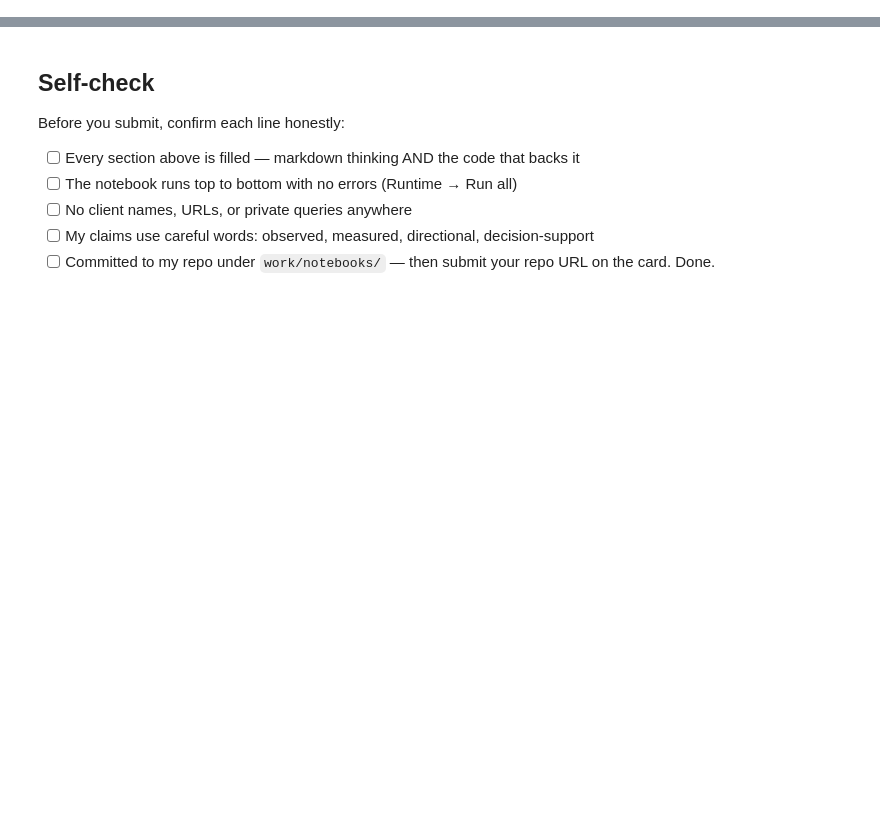
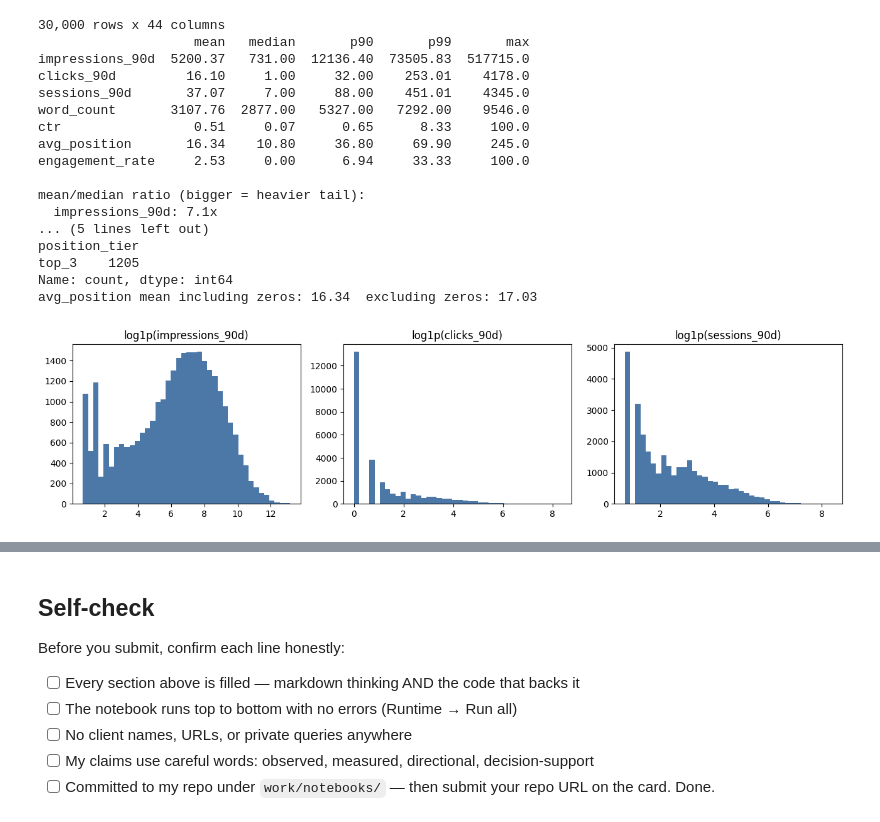
Before and after one commit to DEEPIKA-Inag/Flyrank-internship, a Jupyter notebook: work/notebooks/w04_signal_audit.ipynb, the cells around one changed output, grey strips where cells are left out. Drawn from its saved outputs; the diff is of its cells as text; code cells hidden in the pictures; blank space fills up the shorter version.

```diff
--- a/work/notebooks/w04_signal_audit.ipynb
+++ b/work/notebooks/w04_signal_audit.ipynb
@@ -36,0 +31,59 @@ This skeleton is yours to fill. Work the sections **in order** — each one has
+# %%
+# Section 1 -- distributions of the key fields
+import os
+import pandas as pd, numpy as np
+
+RAW_LOCAL = "data/raw/content_refresh_anonymized.csv"
+RAW_URL = (
+"https://raw.githubusercontent.com/DEEPIKA-Inag/Flyrank-internship/"
+"main/data/raw/content_refresh_anonymized.csv"
+)
+df = pd.read_csv(RAW_LOCAL if os.path.exists(RAW_LOCAL) else RAW_URL)
+print(f"{df.shape[0]:,} rows x {df.shape[1]} columns")
+
+key_fields = ["impressions_90d", "clicks_90d", "sessions_90d", "word_count", "ctr", "avg_position", "engagement_rate"]
+summary = pd.DataFrame({
+"mean": df[key_fields].mean(),
+"median": df[key_fields].median(),
+"p90": df[key_fields].quantile(0.90),
+"p99": df[key_fields].quantile(0.99),
+"max": df[key_fields].max(),
+}).round(2)
+print(summary)
+
+print(f"\nmean/median ratio (bigger = heavier tail):")
+for c in ["impressions_90d", "clicks_90d", "sessions_90d"]:
+    print(f"  {c}: {df[c].mean() / df[c].median():.1f}x")
+
+
+print(f"\navg_position == 0 ('no position data') rows: {(df['avg_position'] == 0).sum()}")
+print("where the tiering rule sends them:")
+print(df.loc[df["avg_position"] == 0, "position_tier"].value_counts())
+print(f"avg_position mean including zeros: {df['avg_position'].mean():.2f}  excluding zeros: {df.loc[df['avg_position'] > 0, 'avg_position'].mean():.2f}")
+
+import matplotlib.pyplot as plt
+fig, axes = plt.subplots(1, 3, figsize=(13, 3.3))
+for ax, col in zip(axes, ["impressions_90d", "clicks_90d", "sessions_90d"]):
+    ax.hist(np.log1p(df[col]), bins=40, color="#4C78A8")
+    ax.set_title(f"log1p({col})")
+plt.tight_layout()
+plt.show()
+# %% [output]
+30,000 rows x 44 columns
+                    mean   median       p90       p99       max
+impressions_90d  5200.37   731.00  12136.40  73505.83  517715.0
+clicks_90d         16.10     1.00     32.00    253.01    4178.0
+sessions_90d       37.07     7.00     88.00    451.01    4345.0
+word_count       3107.76  2877.00   5327.00   7292.00    9546.0
+ctr                 0.51     0.07      0.65      8.33     100.0
+avg_position       16.34    10.80     36.80     69.90     245.0
+engagement_rate     2.53     0.00      6.94     33.33     100.0
+
+mean/median ratio (bigger = heavier tail):
+  impressions_90d: 7.1x
+... (5 lines left out)
+position_tier
+top_3    1205
+Name: count, dtype: int64
+avg_position mean including zeros: 16.34  excluding zeros: 17.03
+[figure, added]
```
Also changed, not shown: parts of 15 cells of this notebook.
